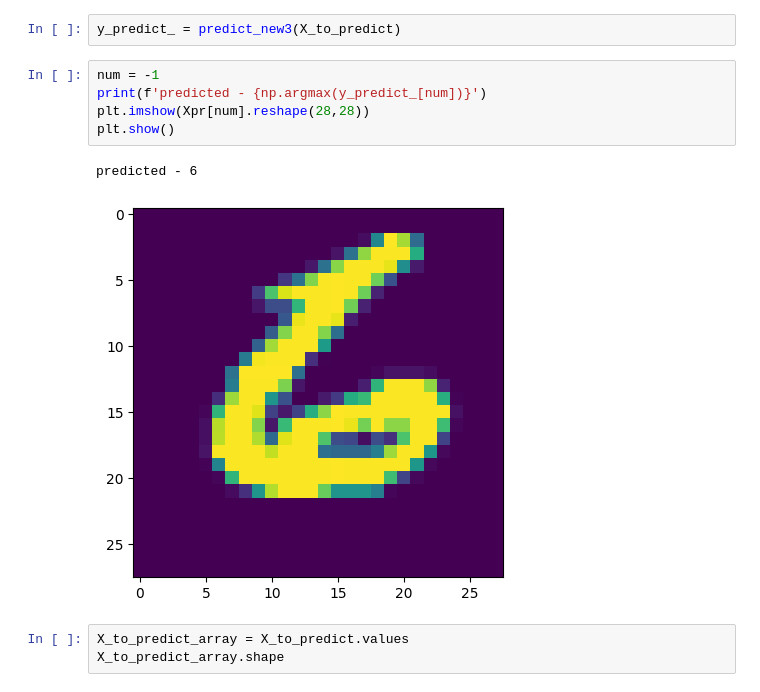
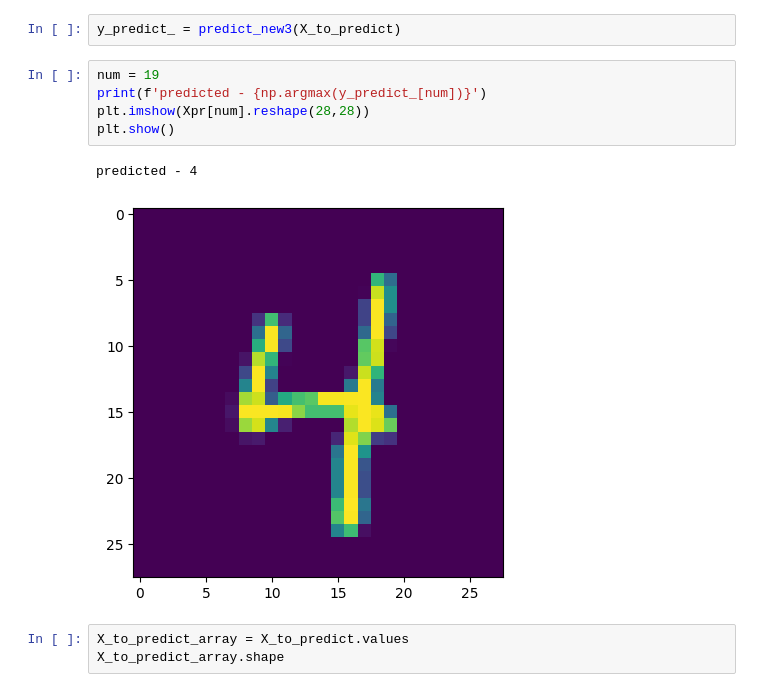
Before and after one commit to barracuda049/dl, a Jupyter notebook: into_to_stoch.ipynb, the cells around one changed output. Drawn from its saved outputs; the diff is of its cells as text.

```diff
--- a/into_to_stoch.ipynb
+++ b/into_to_stoch.ipynb
@@ -499,13 +503,13 @@ Xpr = mat['Xvr']
 # %%
 y_predict_ = predict_new3(X_to_predict)
 # %%
-num = -1
+num = 19
 print(f'predicted - {np.argmax(y_predict_[num])}')
 plt.imshow(Xpr[num].reshape(28,28))
 plt.show()
 # %% [output]
-predicted - 6
+predicted - 4
-[figure, old version]
+[figure, new version]
 # %%
 X_to_predict_array = X_to_predict.values
 X_to_predict_array.shape
```
Also changed, not shown: parts of 15 cells of this notebook, 1 other file.
